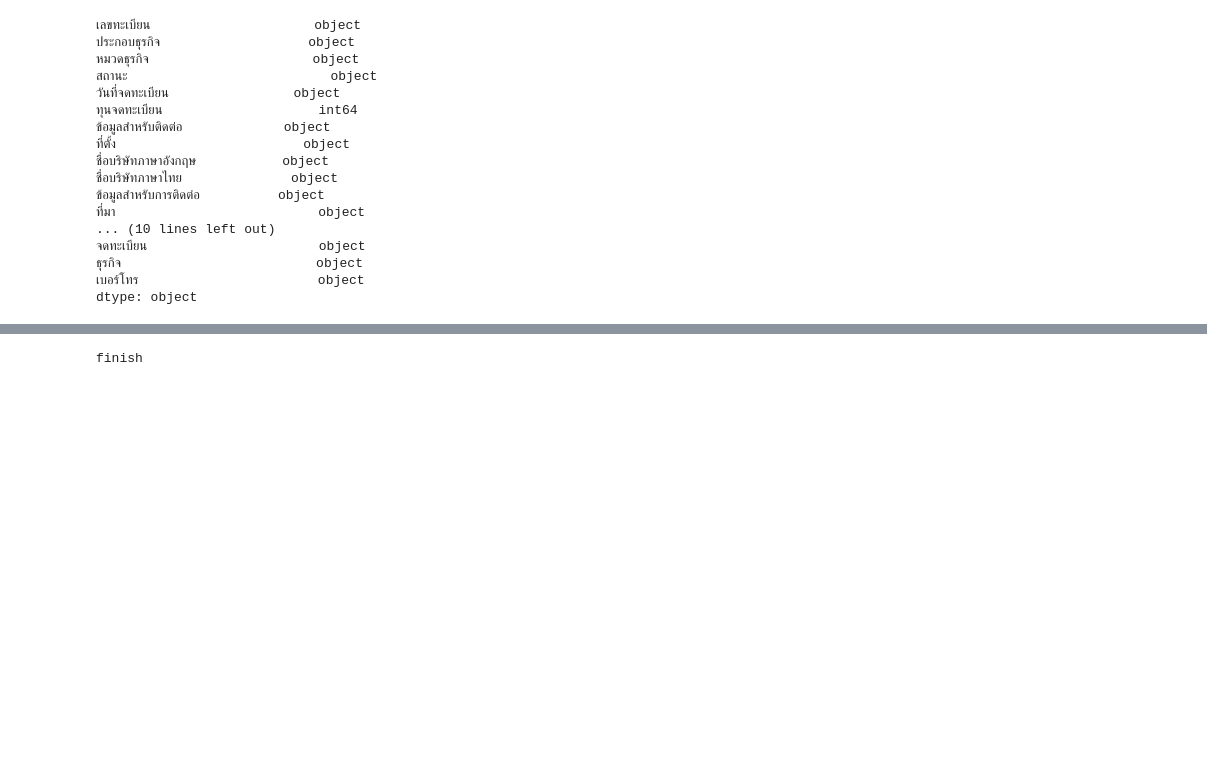
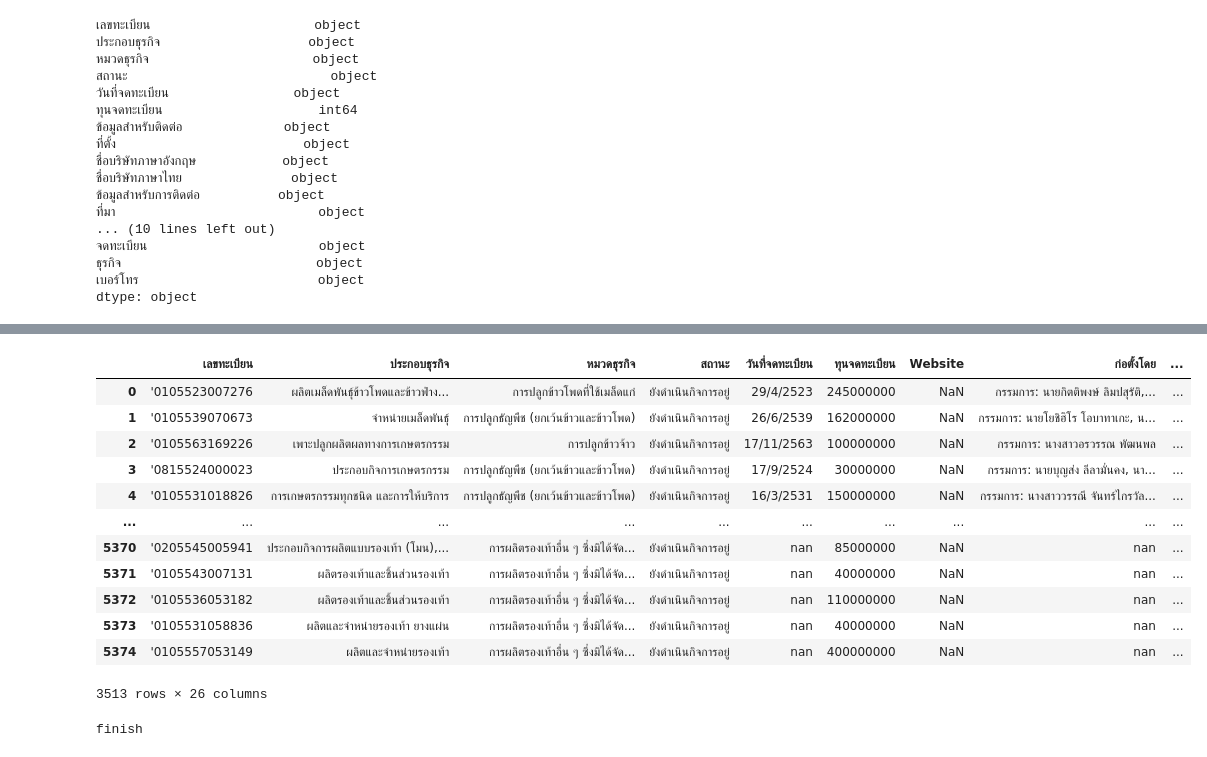
Before and after one commit to jesaya-tr/DataForThai_jupyter, a Jupyter notebook: DataForThai_Pandas&SubTopic/2_JSONfilter&mergeData.ipynb, the cells around one changed output, grey strips where cells are left out. Cells and saved outputs as stored; diff of their text form; code cells hidden in the pictures; blank space fills up the shorter version.

```diff
--- a/DataForThai_Pandas&SubTopic/2_JSONfilter&mergeData.ipynb
+++ b/DataForThai_Pandas&SubTopic/2_JSONfilter&mergeData.ipynb
@@ -257,6 +262,27 @@ df_updated
 # # print(topic_table)
 # # max(topic_table['จำนวนหน้า'])
 # tt
+# %%
+# Define a function to pad the string
+def pad_to_14_chars(val):
+    return val.ljust(14, '0')
+
+df_updated['เลขทะเบียน'] = df_updated['เลขทะเบียน'].apply(pad_to_14_chars)
+df_updated
+# %% [output]
+|  | เลขทะเบียน | ประกอบธุรกิจ | หมวดธุรกิจ | สถานะ | วันที่จดทะเบียน | ทุนจดทะเบียน | Website | ก่อตั้งโดย | ... |
+| 0 | '0105523007276 | ผลิตเมล็ดพันธุ์ข้าวโพดและข้าวฟ่าง... | การปลูกข้าวโพดที่ใช้เมล็ดแก่ | ยังดำเนินกิจการอยู่ | 29/4/2523 | 245000000 | NaN | กรรมการ: นายกิตติพงษ์ ลิมปสุรัติ,... | ... |
+| 1 | '0105539070673 | จำหน่ายเมล็ดพันธุ์ | การปลูกธัญพืช (ยกเว้นข้าวและข้าวโพด) | ยังดำเนินกิจการอยู่ | 26/6/2539 | 162000000 | NaN | กรรมการ: นายโยชิฮิโร โอบาทาเกะ, น... | ... |
+| 2 | '0105563169226 | เพาะปลูกผลิตผลทางการเกษตรกรรม | การปลูกข้าวจ้าว | ยังดำเนินกิจการอยู่ | 17/11/2563 | 100000000 | NaN | กรรมการ: นางสาวอรวรรณ พัฒนพล | ... |
+| 3 | '0815524000023 | ประกอบกิจการเกษตรกรรม | การปลูกธัญพืช (ยกเว้นข้าวและข้าวโพด) | ยังดำเนินกิจการอยู่ | 17/9/2524 | 30000000 | NaN | กรรมการ: นายบุญส่ง ลีลามั่นคง, นา... | ... |
+| 4 | '0105531018826 | การเกษตรกรรมทุกชนิด และการให้บริการ | การปลูกธัญพืช (ยกเว้นข้าวและข้าวโพด) | ยังดำเนินกิจการอยู่ | 16/3/2531 | 150000000 | NaN | กรรมการ: นางสาววรรณี จันทร์ไกรวัล... | ... |
+| ... | ... | ... | ... | ... | ... | ... | ... | ... | ... |
+| 5370 | '0205545005941 | ประกอบกิจการผลิตแบบรองเท้า (โมน),... | การผลิตรองเท้าอื่น ๆ ซึ่งมิได้จัด... | ยังดำเนินกิจการอยู่ | nan | 85000000 | NaN | nan | ... |
+| 5371 | '0105543007131 | ผลิตรองเท้าและชิ้นส่วนรองเท้า | การผลิตรองเท้าอื่น ๆ ซึ่งมิได้จัด... | ยังดำเนินกิจการอยู่ | nan | 40000000 | NaN | nan | ... |
+| 5372 | '0105536053182 | ผลิตรองเท้าและชิ้นส่วนรองเท้า | การผลิตรองเท้าอื่น ๆ ซึ่งมิได้จัด... | ยังดำเนินกิจการอยู่ | nan | 110000000 | NaN | nan | ... |
+| 5373 | '0105531058836 | ผลิตและจำหน่ายรองเท้า ยางแผ่น | การผลิตรองเท้าอื่น ๆ ซึ่งมิได้จัด... | ยังดำเนินกิจการอยู่ | nan | 40000000 | NaN | nan | ... |
+| 5374 | '0105557053149 | ผลิตและจำหน่ายรองเท้า | การผลิตรองเท้าอื่น ๆ ซึ่งมิได้จัด... | ยังดำเนินกิจการอยู่ | nan | 400000000 | NaN | nan | ... |
+3513 rows × 26 columns
 # %%
 # result[result['เลขทะเบียน'].str.len() != 13]
 # %%
```
Also changed, not shown: parts of 4 cells of this notebook, 3 other files.
